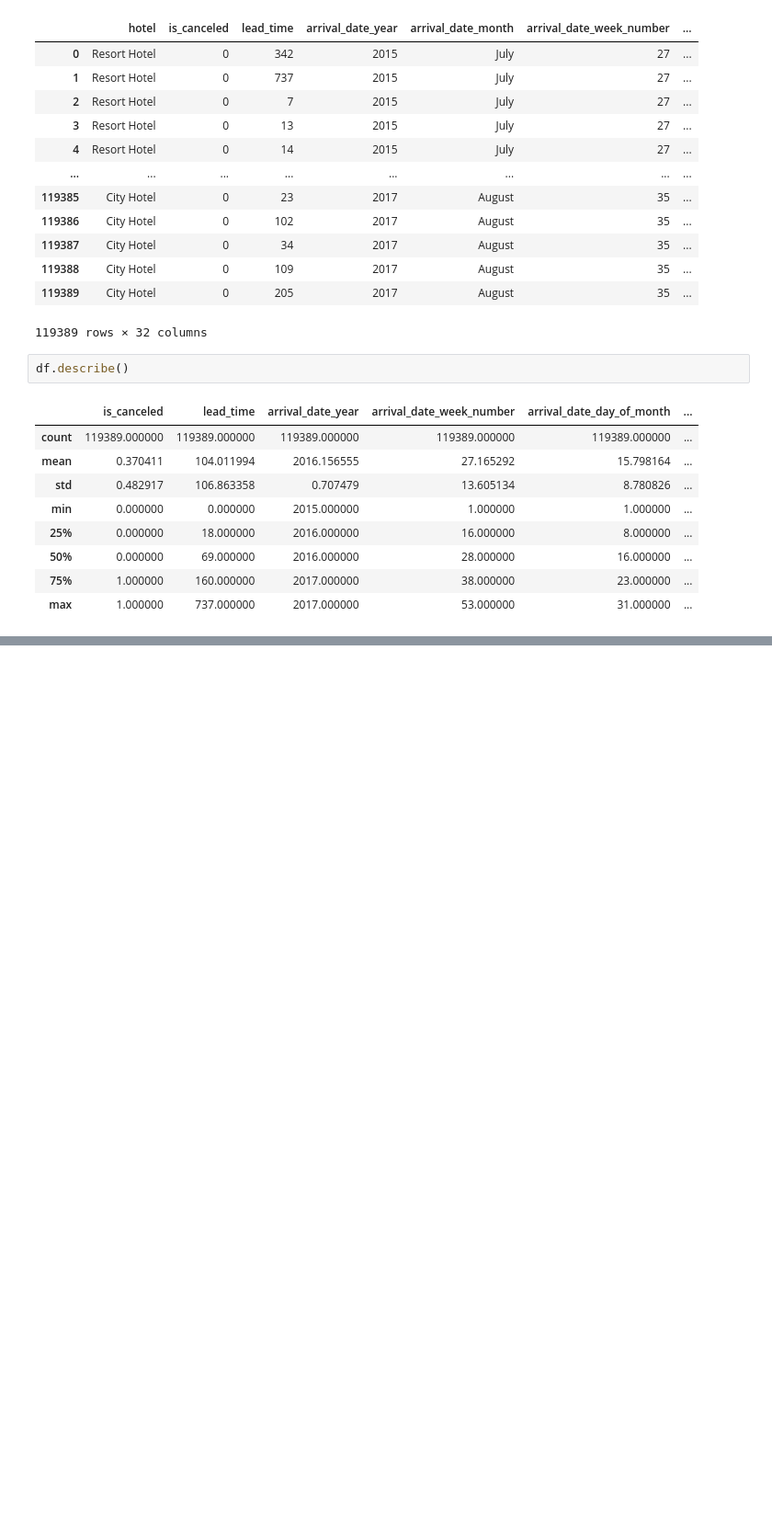
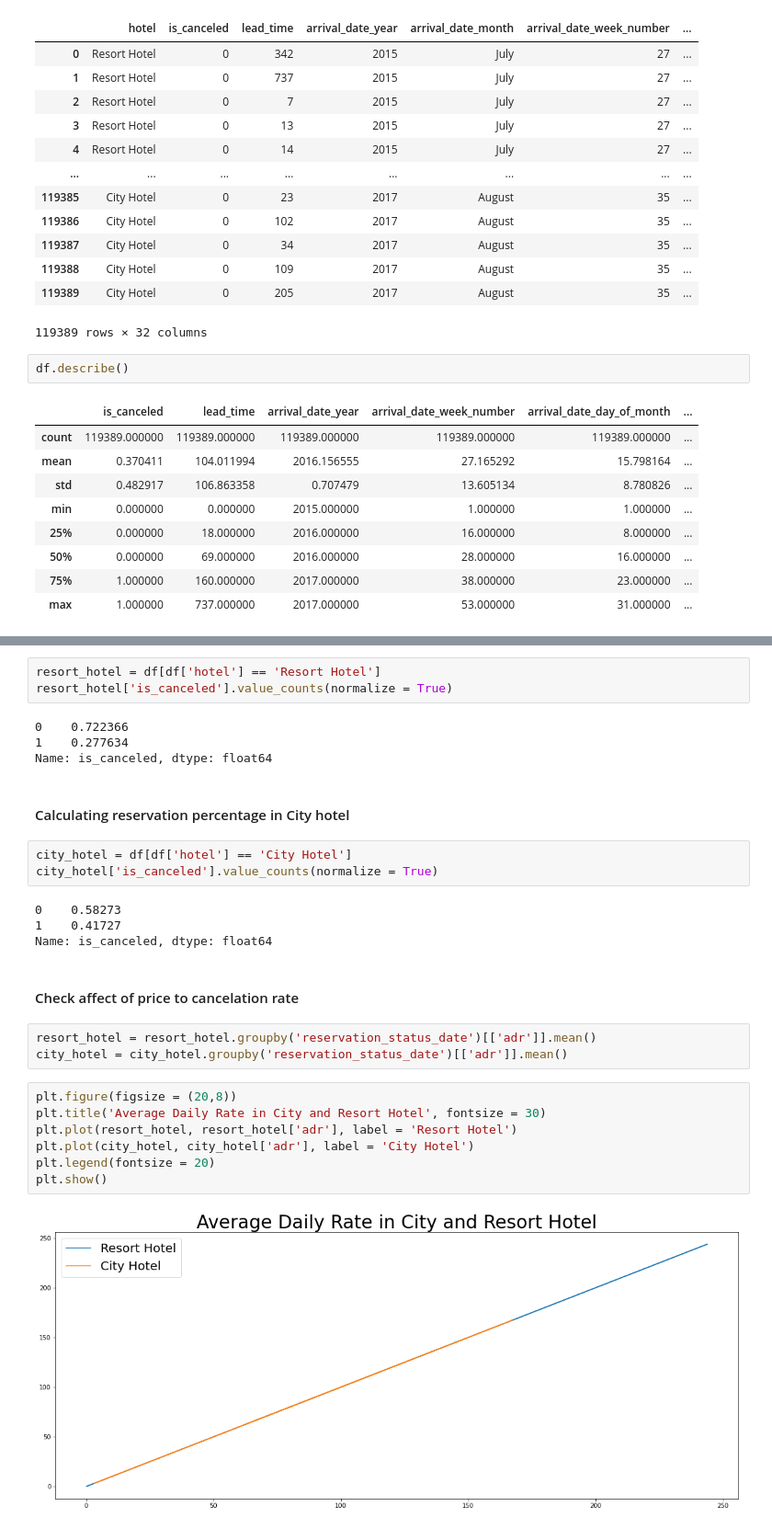
Before and after one commit to Omkar078/Hotel-Booking-Data-Analysis, a Jupyter notebook: Data Analysis (Hotel Booking).ipynb, the cells around one changed output, grey strips where cells are left out. Shown at 92% size. Cells and saved outputs as stored; diff of their text form; blank space fills up the shorter version.

```diff
--- a/Data Analysis (Hotel Booking).ipynb
+++ b/Data Analysis (Hotel Booking).ipynb
@@ -232,0 +237,30 @@ plt.show()
+# %%
+resort_hotel = df[df['hotel'] == 'Resort Hotel']
+resort_hotel['is_canceled'].value_counts(normalize = True)
+# %% [output]
+0    0.722366
+1    0.277634
+Name: is_canceled, dtype: float64
+# %% [markdown]
+#### Calculating reservation percentage in City hotel
+# %%
+city_hotel = df[df['hotel'] == 'City Hotel']
+city_hotel['is_canceled'].value_counts(normalize = True)
+# %% [output]
+0    0.58273
+1    0.41727
+Name: is_canceled, dtype: float64
+# %% [markdown]
+#### Check affect of price to cancelation rate
+# %%
+resort_hotel = resort_hotel.groupby('reservation_status_date')[['adr']].mean()
+city_hotel = city_hotel.groupby('reservation_status_date')[['adr']].mean()
+# %%
+plt.figure(figsize = (20,8))
+plt.title('Average Daily Rate in City and Resort Hotel', fontsize = 30)
+plt.plot(resort_hotel, resort_hotel['adr'], label = 'Resort Hotel')
+plt.plot(city_hotel, city_hotel['adr'], label = 'City Hotel')
+plt.legend(fontsize = 20)
+plt.show()
+# %% [output]
+[figure, added]
```
Also changed, not shown: parts of 28 cells of this notebook.
